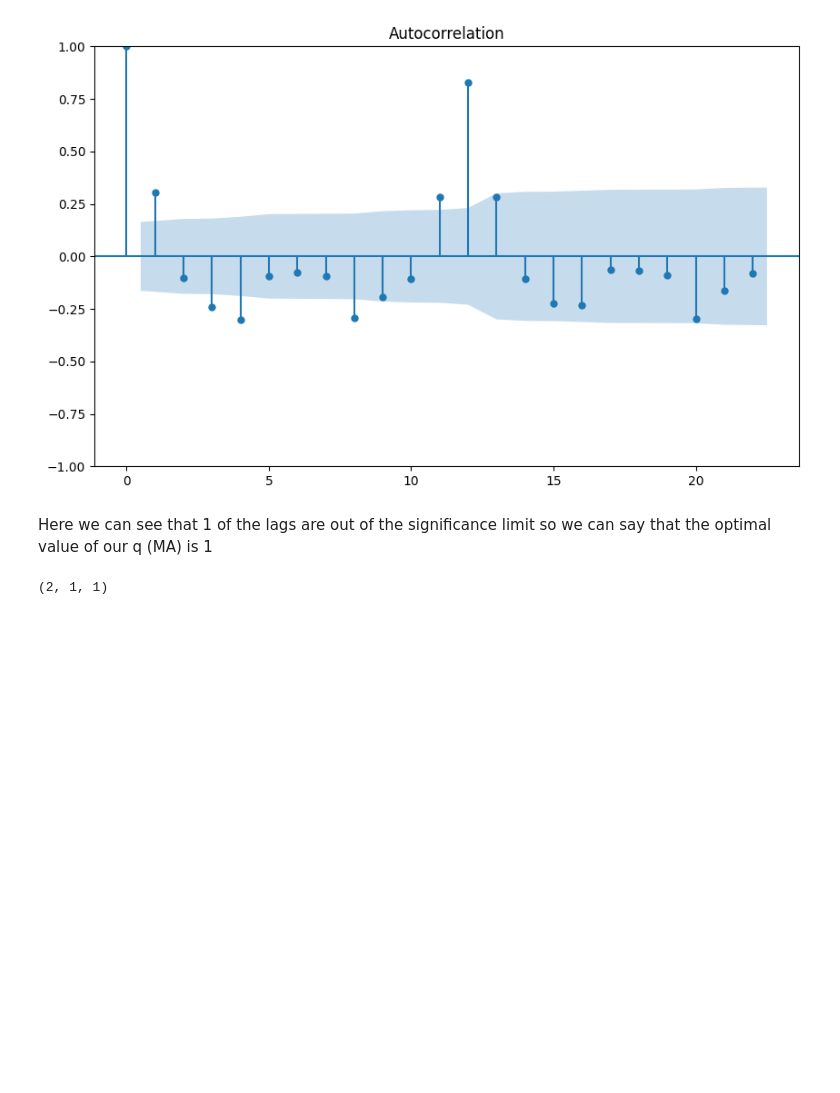
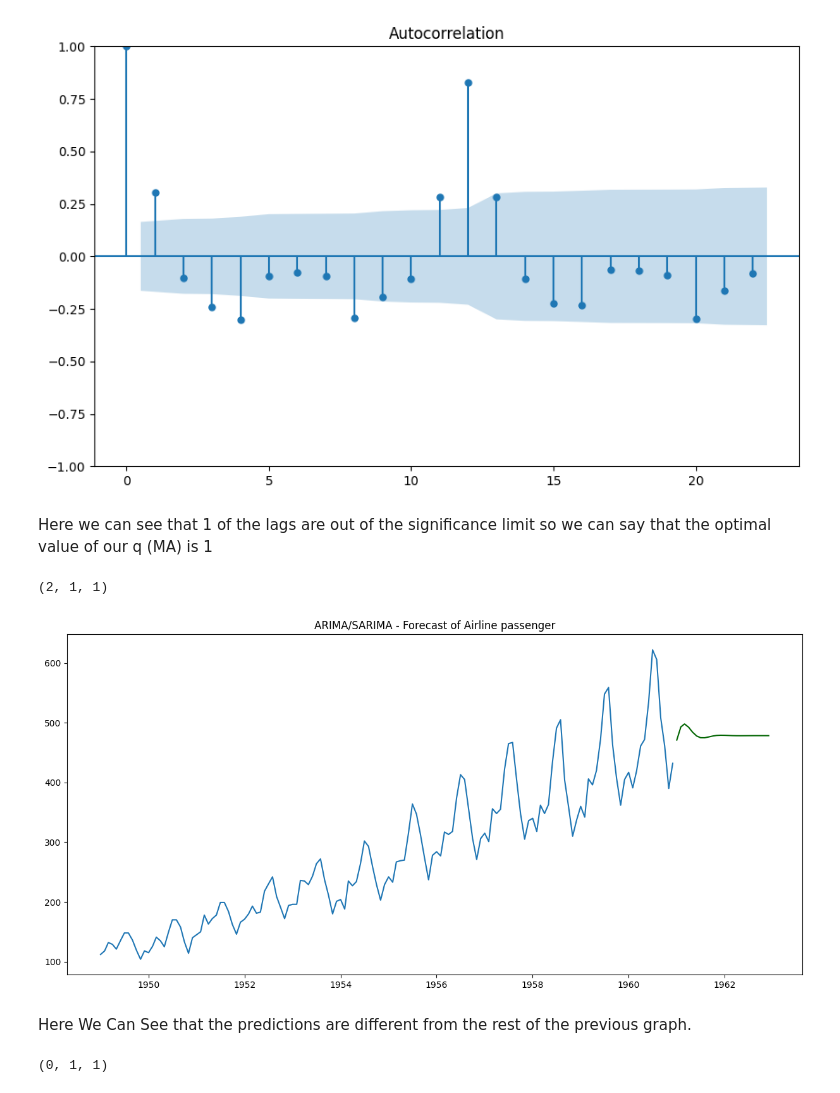
Before and after one commit to prateekkosta/Machine-Learning-Models, a Jupyter notebook: Time_Series_Modeling.ipynb, the cells around one changed output. Saved outputs shown, nothing was run; the diff lists cells and outputs as text; code cells hidden in the pictures; blank space fills up the shorter version.

```diff
--- a/Time_Series_Modeling.ipynb
+++ b/Time_Series_Modeling.ipynb
@@ -424,3 +424,40 @@ ARIMA_model= pm.auto_arima(data['#Passengers'],
 ARIMA_model.order
 # %% [output]
 (2, 1, 1)
+# %%
+def forecast(ARIMA_model, period= 24):
+  #Forecast
+  n_periods= period
+  fitted,conflict = ARIMA_model.predict(n_periods=n_periods, return_conf_int = True)
+  index_of_fc= pd.date_range(data.index[-1]+ pd.DateOffset(months= 1), periods= n_periods, freq= 'MS')
+
+
+  #make series for plotting purpose
+  fitted_series= pd.Series(fitted, index= index_of_fc)
+  #Plotting
+  plt.figure(figsize= (15,7))
+  plt.plot(data['#Passengers'], color='#1f76b4')
+  plt.plot(fitted_series, color= 'darkgreen')
+  plt.title('ARIMA/SARIMA - Forecast of Airline passenger')
+  plt.show
+
+forecast(ARIMA_model)
+# %% [output]
+[figure, added]
+# %% [markdown]
+Here We Can See that the predictions are different from the rest of the previous graph.
+# %%
+#Standard SARIMA Model
+SARIMA_model= pm.auto_arima(data['#Passengers'],
+                            start_p= 1,
+                            d= 1,
+                            start_q= 1,
+                            test= 'adf',
+                            max_p= 2, max_q= 2,
+                            m=12,   #frequency of Series( If m=1, seasonality is set to False automaticaly)
+                            D= 1, #order of the seasonal differencing
+                            seasonal = True
+                            )
+SARIMA_model.order
+# %% [output]
+(0, 1, 1)
```
Also changed, not shown: parts of 6 cells of this notebook.
